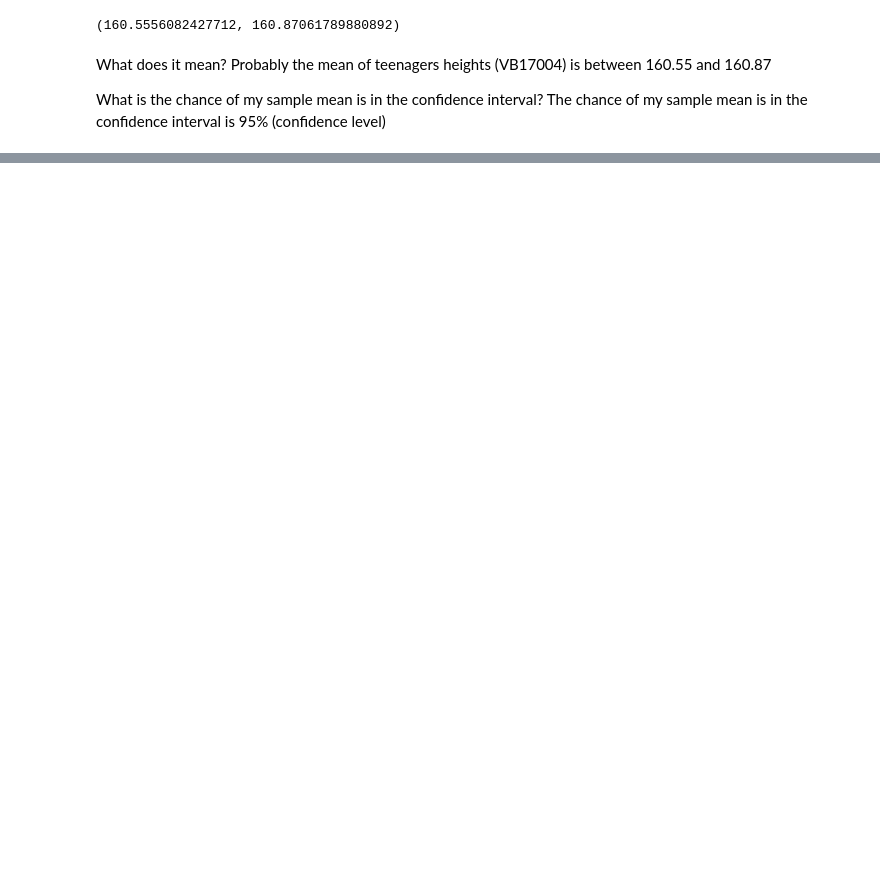
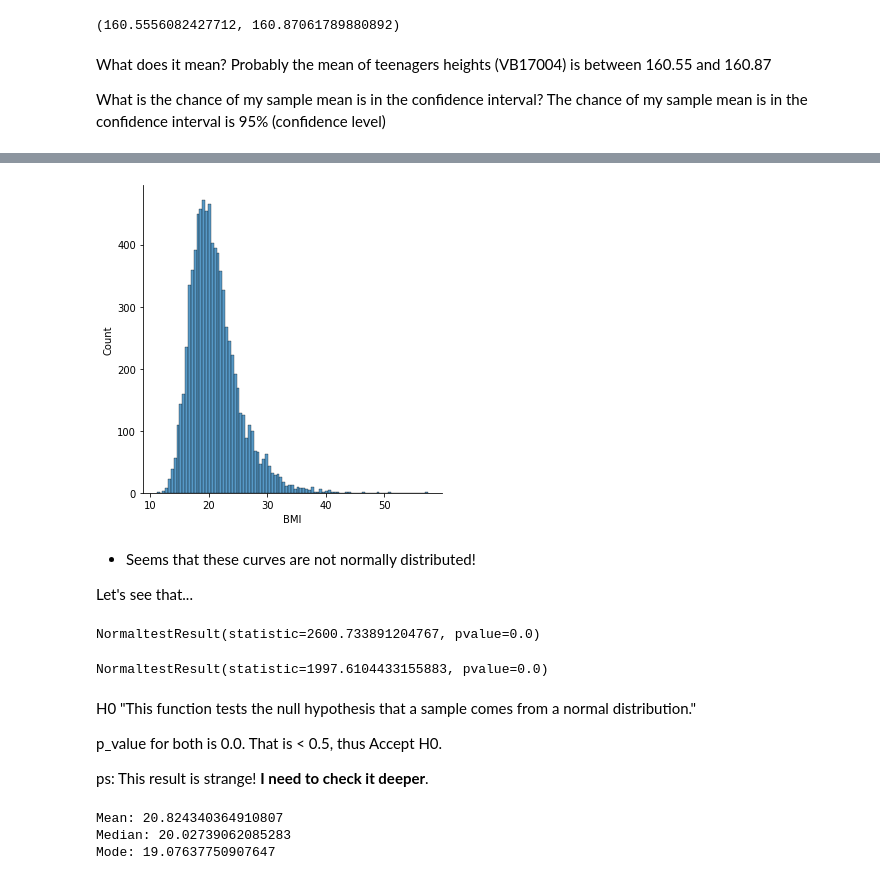
Before and after one commit to gabrielatrindade/alura-bootcamp, a Jupyter notebook: module3/pense_2015.ipynb, the cells around one changed output, grey strips where cells are left out. Cells and saved outputs as stored; diff of their text form; code cells hidden in the pictures; blank space fills up the shorter version.

```diff
--- a/module3/pense_2015.ipynb
+++ b/module3/pense_2015.ipynb
@@ -1394,0 +1556,3 @@ What is the chance of my sample mean is in the confidence interval? The chance o
+# %%
+distribution_bmi_men = pense_2015.query('VB01001 == 1')['BMI']
+distribution_bmi_women = pense_2015.query('VB01001 == 2')['BMI']
@@ -1394,0 +1569,31 @@ What is the chance of my sample mean is in the confidence interval? The chance o
+# %%
+sns.displot(x=distribution_bmi_women);
+# %% [output]
+[figure, added]
+# %% [markdown]
+- Seems that these curves are not normally distributed!
+
+Let's see that...
+# %%
+normaltest(distribution_bmi_men)
+# %% [output]
+NormaltestResult(statistic=2600.733891204767, pvalue=0.0)
+# %%
+normaltest(distribution_bmi_women)
+# %% [output]
+NormaltestResult(statistic=1997.6104433155883, pvalue=0.0)
+# %% [markdown]
+H0 "This function tests the null hypothesis that a sample comes from a normal distribution."
+
+p_value for both is 0.0. That is < 0.5, thus Accept H0.
+
+ps: This result is strange! **I need to check it deeper**.
+# %%
+print('BMI men:')
+print('Mean: '+str(distribution_bmi_men.mean()))
+print('Median: '+str(distribution_bmi_men.median()))
+print('Mode: '+str(distribution_bmi_men.mode().mean()))
+# %% [output]
+Mean: 20.824340364910807
+Median: 20.02739062085283
+Mode: 19.07637750907647
```
Also changed, not shown: parts of 33 cells of this notebook.
